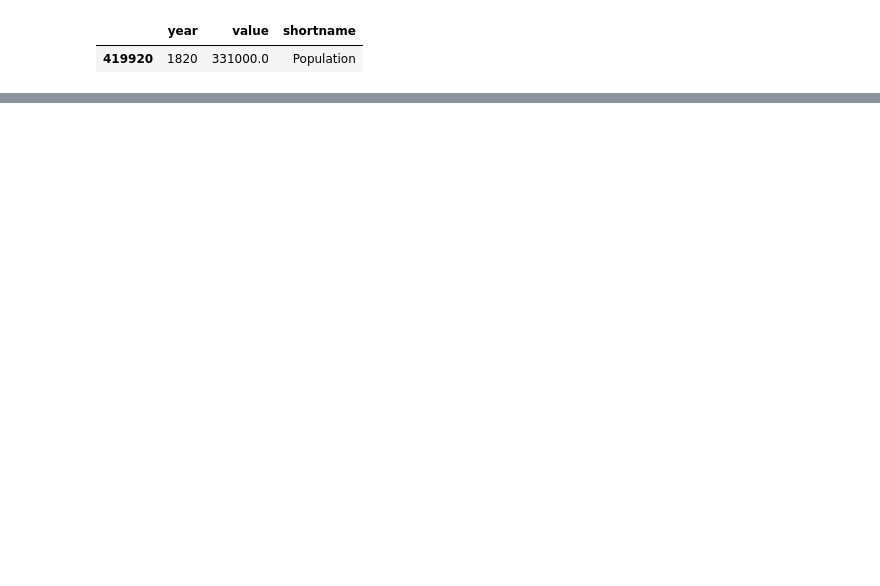
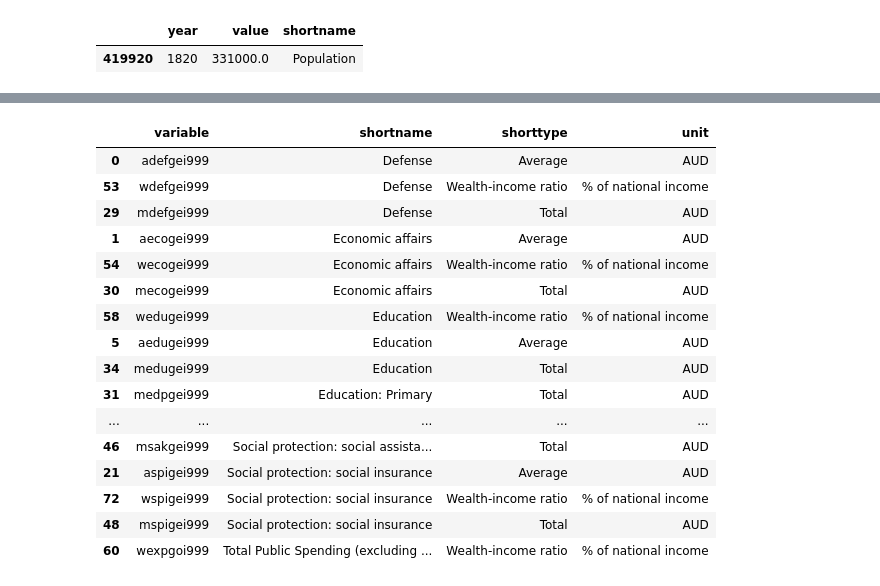
Before and after one commit to aldillon88/world-inequality-analysis, a Jupyter notebook: notebooks/initial-eda.ipynb, the cells around one changed output, grey strips where cells are left out. Drawn from its saved outputs; the diff is of its cells as text; code cells hidden in the pictures; blank space fills up the shorter version.

```diff
--- a/notebooks/initial-eda.ipynb
+++ b/notebooks/initial-eda.ipynb
@@ -288,16 +309,3 @@ for col in cols:
-# %%
-fig = go.Figure()
-
-for name, data in wealth.groupby('shortname'):
-    fig.add_trace(
-        go.Scatter(
-            x=data['year'],
-            y=data['value'],
-            name=name
-        )
-    )
-
-fig.show()
 # %%
 variables = [
     'wpwdebi999',
@@ -339,13 +349,19 @@ array(['Average', 'Beta coefficient', 'Gini coefficient',
 # %%
+# Can Average and Total subsets be easily combined into one variable? Does it makes sense?
+
 df_list = []
+my_set = set()
 
 for name, data in df.groupby('shortname'):
     if np.all(np.isin(['Average', 'Total'], data['shorttype'].unique())):
-        print(name)
+        my_set.add(name)
+
     shorttype_avg = data[data['shorttype'] == 'Average'][['shortname', 'year', 'value']]
     shorttype_total = data[data['shorttype'] == 'Total']
     combined = pd.merge(left=shorttype_total, right=shorttype_avg, on=['shortname', 'year'], how='left')
     df_list.append(combined)
 
-df_list[0]
+for item in my_set:
+    print(item)
+#df_list[0]
 # %% [output]
@@ -381,0 +385,33 @@ Trade balance (exports-imports)
+# %%
+my_list = []
+for var, data in df.groupby('variable'):
+    if var in vars.values:
+        my_list.append(
+            {
+                'variable': var,
+                'shortname': data['shortname'].unique()[0],
+                'shorttype': data['shorttype'].unique()[0],
+                'unit': data['unit'].unique()[0]
+            }
+        )
+
+pd.set_option('display.max_rows', None)
+pd.DataFrame(my_list).sort_values('shortname')
+# %% [output]
+|  | variable | shortname | shorttype | unit |
+| 0 | adefgei999 | Defense | Average | AUD |
+| 53 | wdefgei999 | Defense | Wealth-income ratio | % of national income |
+| 29 | mdefgei999 | Defense | Total | AUD |
+| 1 | aecogei999 | Economic affairs | Average | AUD |
+| 54 | wecogei999 | Economic affairs | Wealth-income ratio | % of national income |
+| 30 | mecogei999 | Economic affairs | Total | AUD |
+| 58 | wedugei999 | Education | Wealth-income ratio | % of national income |
+| 5 | aedugei999 | Education | Average | AUD |
+| 34 | medugei999 | Education | Total | AUD |
+| 31 | medpgei999 | Education: Primary | Total | AUD |
+| ... | ... | ... | ... | ... |
+| 46 | msakgei999 | Social protection: social assista... | Total | AUD |
+| 21 | aspigei999 | Social protection: social insurance | Average | AUD |
+| 72 | wspigei999 | Social protection: social insurance | Wealth-income ratio | % of national income |
+| 48 | mspigei999 | Social protection: social insurance | Total | AUD |
+| 60 | wexpgoi999 | Total Public Spending (excluding ... | Wealth-income ratio | % of national income |
```
Also changed, not shown: parts of 9 cells of this notebook, 1 other file.
